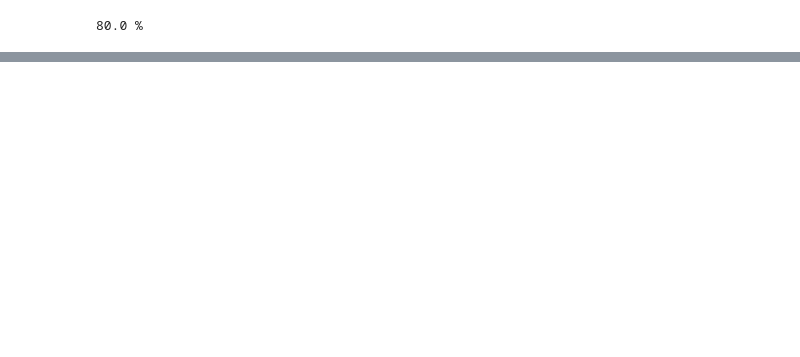
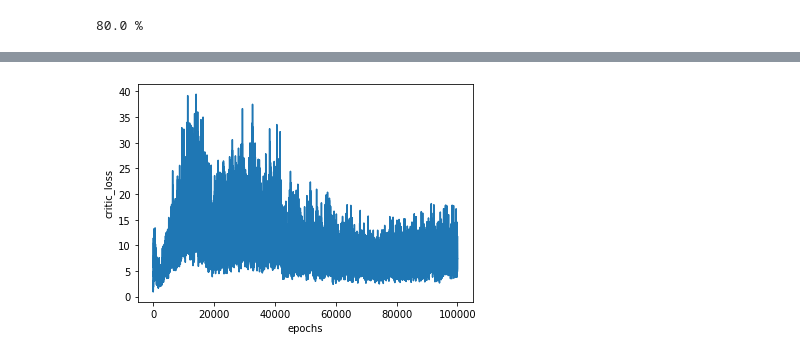
Before and after one commit to ibuki1024/eventDDPG, a Jupyter notebook: notebook/self_trigger/linear/5-dim.ipynb, the cells around one changed output, grey strips where cells are left out. Cells and saved outputs as stored; diff of their text form; code cells hidden in the pictures; blank space fills up the shorter version.

Commit message:
learning try

```diff
--- a/notebook/self_trigger/linear/5-dim.ipynb
+++ b/notebook/self_trigger/linear/5-dim.ipynb
@@ -286,13 +283,13 @@ actor.save_weights('../saved_agent/sample_005_linear_5d_actor.h5')
 # %%
-alpha = 0.4
-beta = 1.
+alpha = 0.1
+beta = .5
 
 memory = []
-S1 = np.linspace(-7, 7, 20)
-S2 = np.linspace(-7, 7, 20)
-S3 = np.linspace(-7, 7, 20)
-S4 = np.linspace(-7, 7, 20)
-S5 = np.linspace(-7, 7, 20)
+S1 = np.linspace(-7, 7, 10)
+S2 = np.linspace(-7, 7, 10)
+S3 = np.linspace(-7, 7, 10)
+S4 = np.linspace(-7, 7, 10)
+S5 = np.linspace(-7, 7, 10)
 S1, S2, S3, S4, S5 = np.meshgrid(S1, S2, S3, S4, S5)
 S1, S2, S3, S4, S5 = S1.flatten(), S2.flatten(), S3.flatten(), S4.flatten(), S5.flatten()
 
@@ -328,2 +321,44 @@ array([[[-7., -7.]]])
+# %%
+# critic learning
+critic = critic_net((2,),(5,))[0]
+critic.compile(Adam(lr=0.001, clipnorm=1.), loss='mean_squared_error')
+epoch = 100000
+batch_size = 64
+arr = np.array(range(memory.shape[0]))
+losses = []
+for _ in range(epoch):
+    # make mini_batch
+    mem = memory[np.random.choice(arr, batch_size, replace=False)]
+    state0_batch = []
+    action_batch = []
+    reward_batch = []
+    state1_batch = []
+    for m in mem:
+        state0_batch.append([m[0]])
+        action_batch.append(m[1])
+        reward_batch.append([m[2]])
+        state1_batch.append([m[3]])
+    state0_batch, action_batch, reward_batch, state1_batch = \
+    np.array(state0_batch), np.array(action_batch), np.array(reward_batch), np.array(state1_batch)
+
+    # TD error
+    next_action = actor.predict_on_batch(state1_batch)
+    state1_batch_with_action = [next_action, state1_batch]
+    target = critic.predict_on_batch(state1_batch_with_action)
+    discount = np.exp(- alpha * action_batch[:,1].reshape(batch_size, 1))
+    r_second = np.multiply(discount, target)
+    r = reward_batch + r_second
+
+    # learn
+    critic_input_batch = [action_batch, state0_batch]
+    loss = critic.train_on_batch(critic_input_batch, r)
+    losses.append(loss)
+
+plt.plot(losses)
+plt.xlabel('epochs')
+plt.ylabel('critic_loss')
+plt.show()
+# %% [output]
+[figure, added]
 # %%
 np.save('memory.npy',memory)
```
Also changed, not shown: parts of 10 cells of this notebook, 2 other files.
